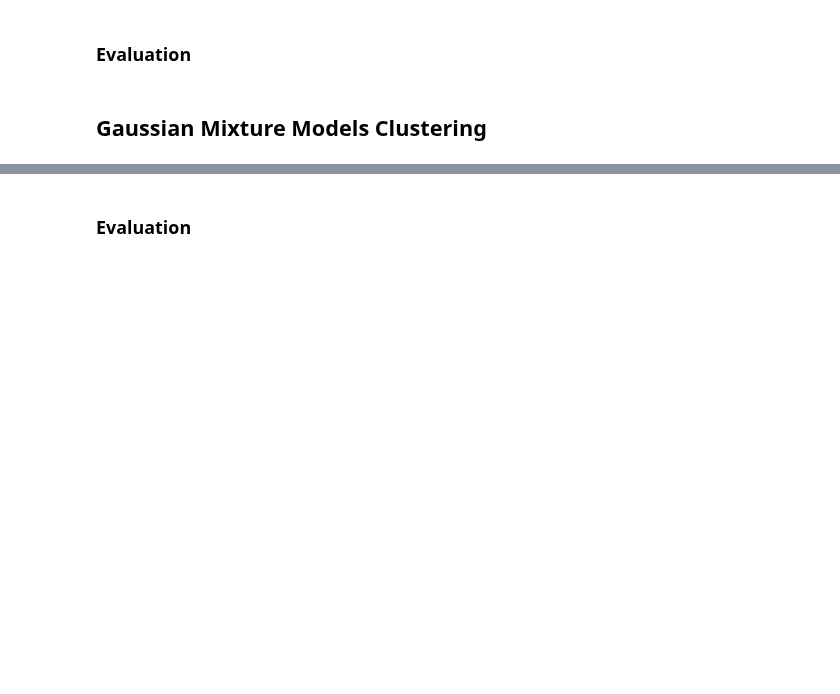
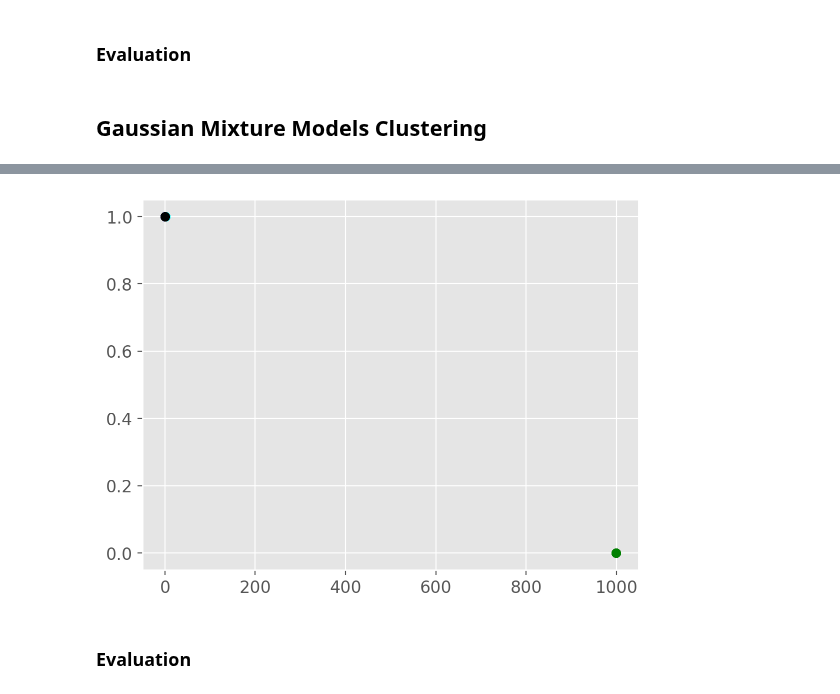
Before and after one commit to AAMAB/F21DL, a Jupyter notebook: Group17 DMML.ipynb, the cells around one changed output, grey strips where cells are left out. Saved outputs shown, nothing was run; the diff lists cells and outputs as text; code cells hidden in the pictures; blank space fills up the shorter version.

```diff
--- a/Group17 DMML.ipynb
+++ b/Group17 DMML.ipynb
@@ -1365,3 +1251,44 @@ ValueError: 'c' argument has 968 elements, which is inconsistent with 'x' and 'y
+# %%
+# # turn it into a dataframe
+# d = pokemon_x[top_corr.index[:3].tolist()]
+# gmm = GaussianMixture(n_components = 3)
+
+# # Fit the GMM model for the dataset
+# # which expresses the dataset as a
+# # mixture of 3 Gaussian Distribution
+# gmm.fit(d)
+# # Assign a label to each sample
+# labels = gmm.predict(d)
+# d['labels']= labels
+# d0 = d[d['labels']== 0]
+# d1 = d[d['labels']== 1]
+# d2 = d[d['labels']== 2]
+
+# # plot three clusters in same plot
+# plt.scatter(d0[0], d0[1], c ='r')
+# plt.scatter(d1[0], d1[1], c ='yellow')
+# plt.scatter(d2[0], d2[1], c ='g')
+
+
+
+
+data = pokemon_x[top_corr.index[:2].tolist()]
+gmm = GaussianMixture(n_components=4)
+gmm.fit(data)
+
+#predictions from gmm
+labels = gmm.predict(data)
+frame = pd.DataFrame(data)
+frame['cluster'] = labels
+frame.columns = ['Weight', 'Height', 'cluster']
+
+color=['blue','green','cyan', 'black']
+for k in range(0,4):
+    data = frame[frame["cluster"]==k]
+    plt.scatter(data["Weight"],data["Height"],c=color[k])
+plt.show()
+# %% [output]
+[figure, added]
 # %% [markdown]
 ### Evaluation
 # %% [markdown]
```
Also changed, not shown: parts of 21 cells of this notebook.
